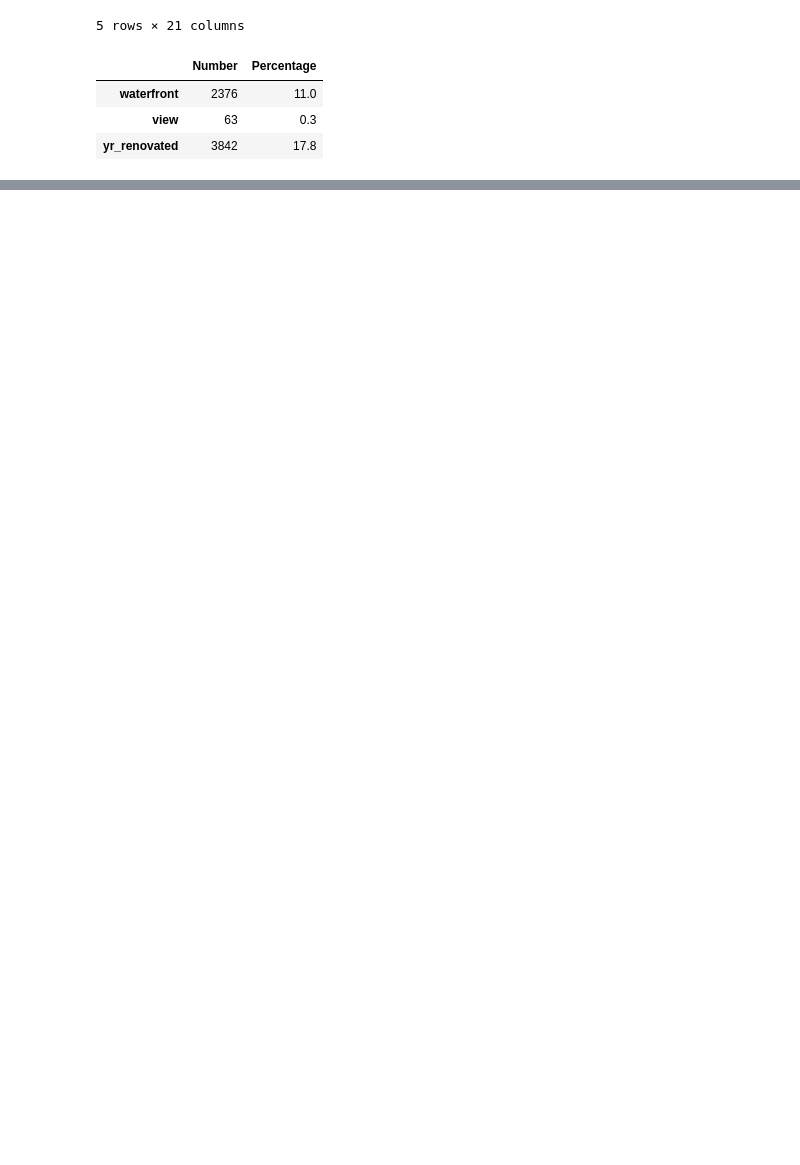
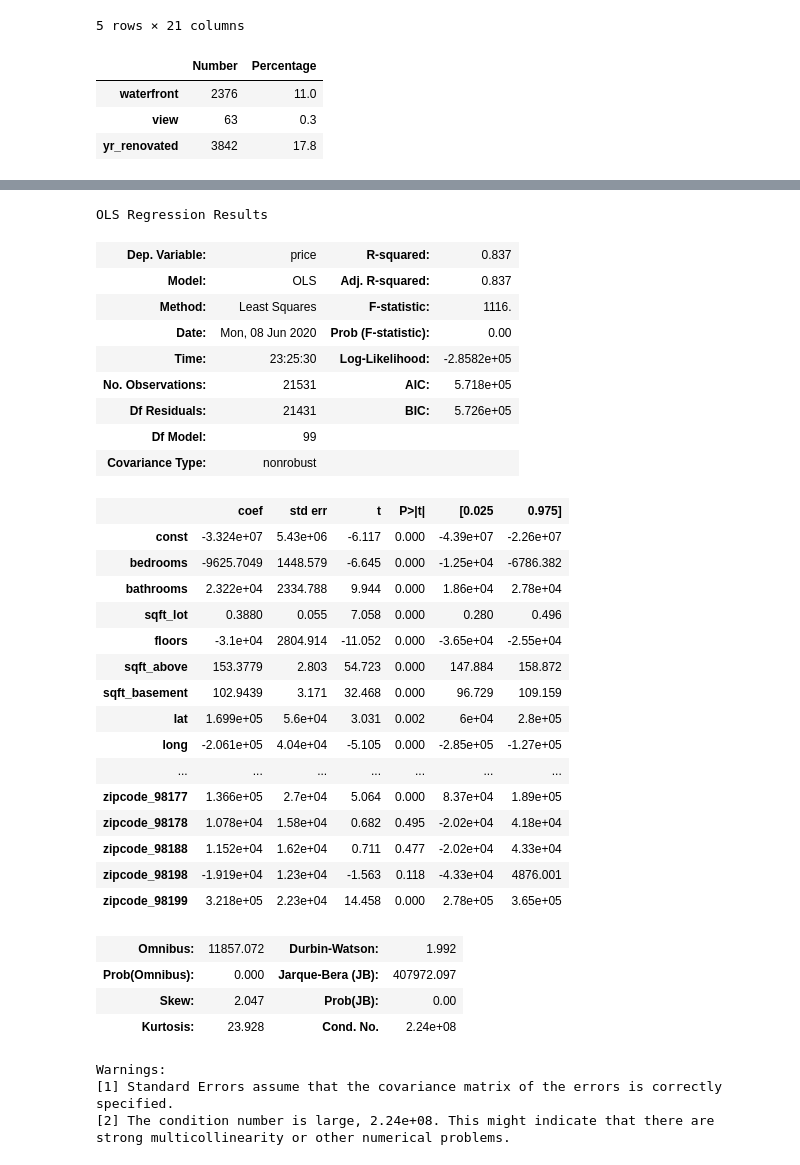
Before and after one commit to Vivi-Wi/House_Price_Prediction, a Jupyter notebook: Project1_EDA.ipynb, the cells around one changed output, grey strips where cells are left out. Drawn from its saved outputs; the diff is of its cells as text; code cells hidden in the pictures; blank space fills up the shorter version.

```diff
--- a/Project1_EDA.ipynb
+++ b/Project1_EDA.ipynb
@@ -187,0 +302,41 @@ memory usage: 168.8+ KB
+# %%
+X3 = kc_dum
+X3.drop('price', axis=1, inplace=True)
+X3 = sm.add_constant(X3)
+y3 = kc.price
+sm.OLS(y3,X3).fit().summary()
+# %% [output]
+OLS Regression Results
+| Dep. Variable: | price | R-squared: | 0.837 |
+| Model: | OLS | Adj. R-squared: | 0.837 |
+| Method: | Least Squares | F-statistic: | 1116. |
+| Date: | Mon, 08 Jun 2020 | Prob (F-statistic): | 0.00 |
+| Time: | 23:25:30 | Log-Likelihood: | -2.8582e+05 |
+| No. Observations: | 21531 | AIC: | 5.718e+05 |
+| Df Residuals: | 21431 | BIC: | 5.726e+05 |
+| Df Model: | 99 |  |  |
+| Covariance Type: | nonrobust |  |  |
+|  | coef | std err | t | P>|t| | [0.025 | 0.975] |
+| const | -3.324e+07 | 5.43e+06 | -6.117 | 0.000 | -4.39e+07 | -2.26e+07 |
+| bedrooms | -9625.7049 | 1448.579 | -6.645 | 0.000 | -1.25e+04 | -6786.382 |
+| bathrooms | 2.322e+04 | 2334.788 | 9.944 | 0.000 | 1.86e+04 | 2.78e+04 |
+| sqft_lot | 0.3880 | 0.055 | 7.058 | 0.000 | 0.280 | 0.496 |
+| floors | -3.1e+04 | 2804.914 | -11.052 | 0.000 | -3.65e+04 | -2.55e+04 |
+| sqft_above | 153.3779 | 2.803 | 54.723 | 0.000 | 147.884 | 158.872 |
+| sqft_basement | 102.9439 | 3.171 | 32.468 | 0.000 | 96.729 | 109.159 |
+| lat | 1.699e+05 | 5.6e+04 | 3.031 | 0.002 | 6e+04 | 2.8e+05 |
+| long | -2.061e+05 | 4.04e+04 | -5.105 | 0.000 | -2.85e+05 | -1.27e+05 |
+| ... | ... | ... | ... | ... | ... | ... |
+| zipcode_98177 | 1.366e+05 | 2.7e+04 | 5.064 | 0.000 | 8.37e+04 | 1.89e+05 |
+| zipcode_98178 | 1.078e+04 | 1.58e+04 | 0.682 | 0.495 | -2.02e+04 | 4.18e+04 |
+| zipcode_98188 | 1.152e+04 | 1.62e+04 | 0.711 | 0.477 | -2.02e+04 | 4.33e+04 |
+| zipcode_98198 | -1.919e+04 | 1.23e+04 | -1.563 | 0.118 | -4.33e+04 | 4876.001 |
+| zipcode_98199 | 3.218e+05 | 2.23e+04 | 14.458 | 0.000 | 2.78e+05 | 3.65e+05 |
+| Omnibus: | 11857.072 | Durbin-Watson: | 1.992 |
+| Prob(Omnibus): | 0.000 | Jarque-Bera (JB): | 407972.097 |
+| Skew: | 2.047 | Prob(JB): | 0.00 |
+| Kurtosis: | 23.928 | Cond. No. | 2.24e+08 |
+Warnings:
+[1] Standard Errors assume that the covariance matrix of the errors is correctly specified.
+[2] The condition number is large, 2.24e+08. This might indicate that there are
+strong multicollinearity or other numerical problems.
```
Also changed, not shown: parts of 20 cells of this notebook, 1 other file.
